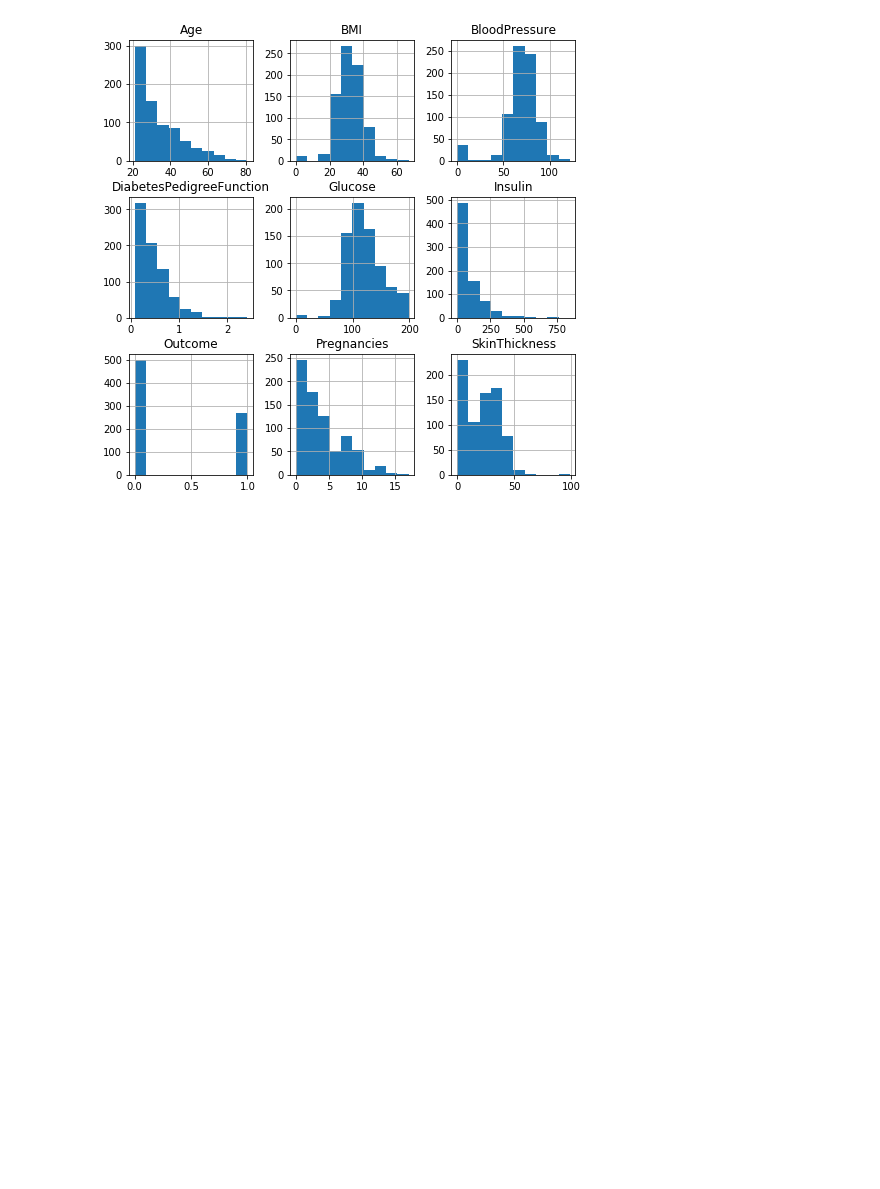
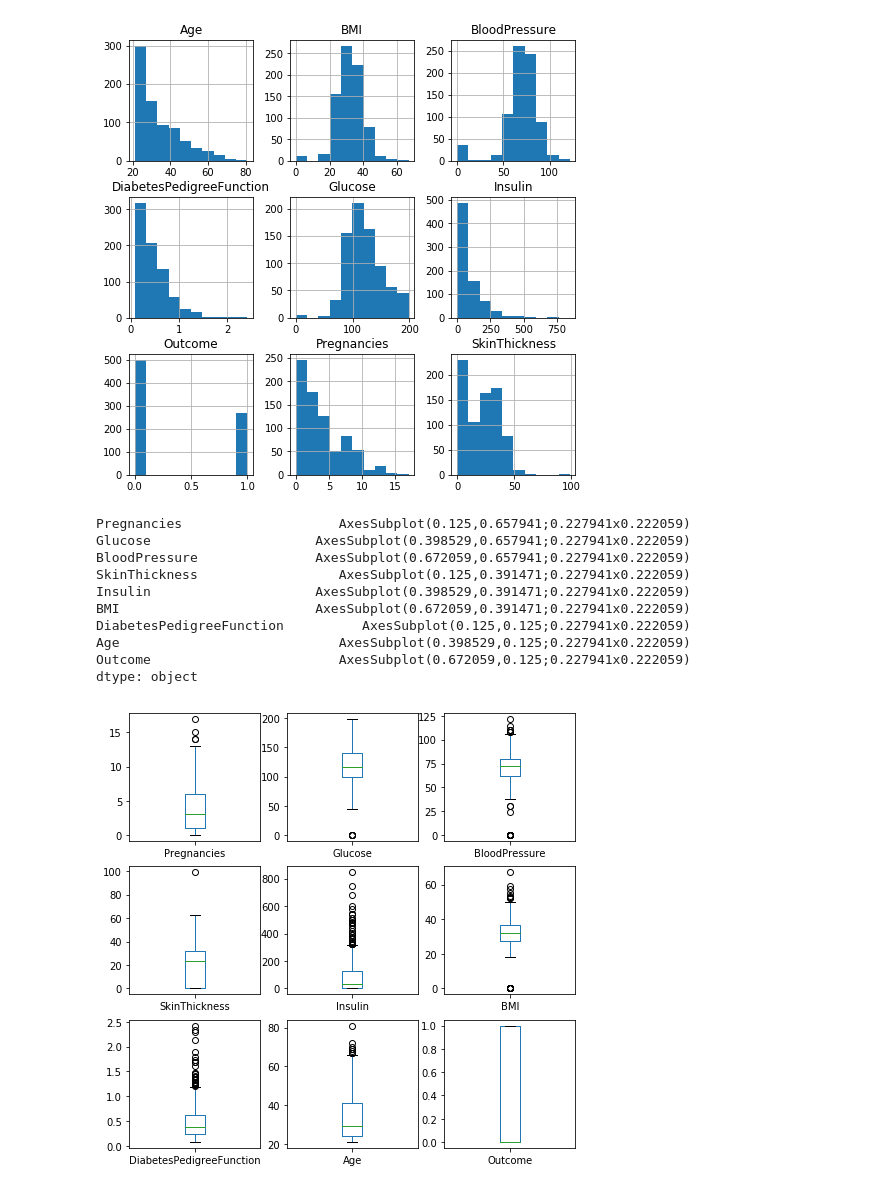
Before and after one commit to adrianquiroga/diabetes, a Jupyter notebook: Diabetes.ipynb, the cells around one changed output. Cells and saved outputs as stored; diff of their text form; code cells hidden in the pictures; blank space fills up the shorter version.

```diff
--- a/Diabetes.ipynb
+++ b/Diabetes.ipynb
@@ -159,3 +159,17 @@ data.hist(figsize =(8,8))
 plt.show()
 # %% [output]
 [figure]
+# %%
+data.plot(kind="box",subplots = True, layout=(3,3), sharey = False, figsize=(8,8))
+# %% [output]
+Pregnancies                    AxesSubplot(0.125,0.657941;0.227941x0.222059)
+Glucose                     AxesSubplot(0.398529,0.657941;0.227941x0.222059)
+BloodPressure               AxesSubplot(0.672059,0.657941;0.227941x0.222059)
+SkinThickness                  AxesSubplot(0.125,0.391471;0.227941x0.222059)
+Insulin                     AxesSubplot(0.398529,0.391471;0.227941x0.222059)
+BMI                         AxesSubplot(0.672059,0.391471;0.227941x0.222059)
+DiabetesPedigreeFunction          AxesSubplot(0.125,0.125;0.227941x0.222059)
+Age                            AxesSubplot(0.398529,0.125;0.227941x0.222059)
+Outcome                        AxesSubplot(0.672059,0.125;0.227941x0.222059)
+dtype: object
+[figure, added]
```
